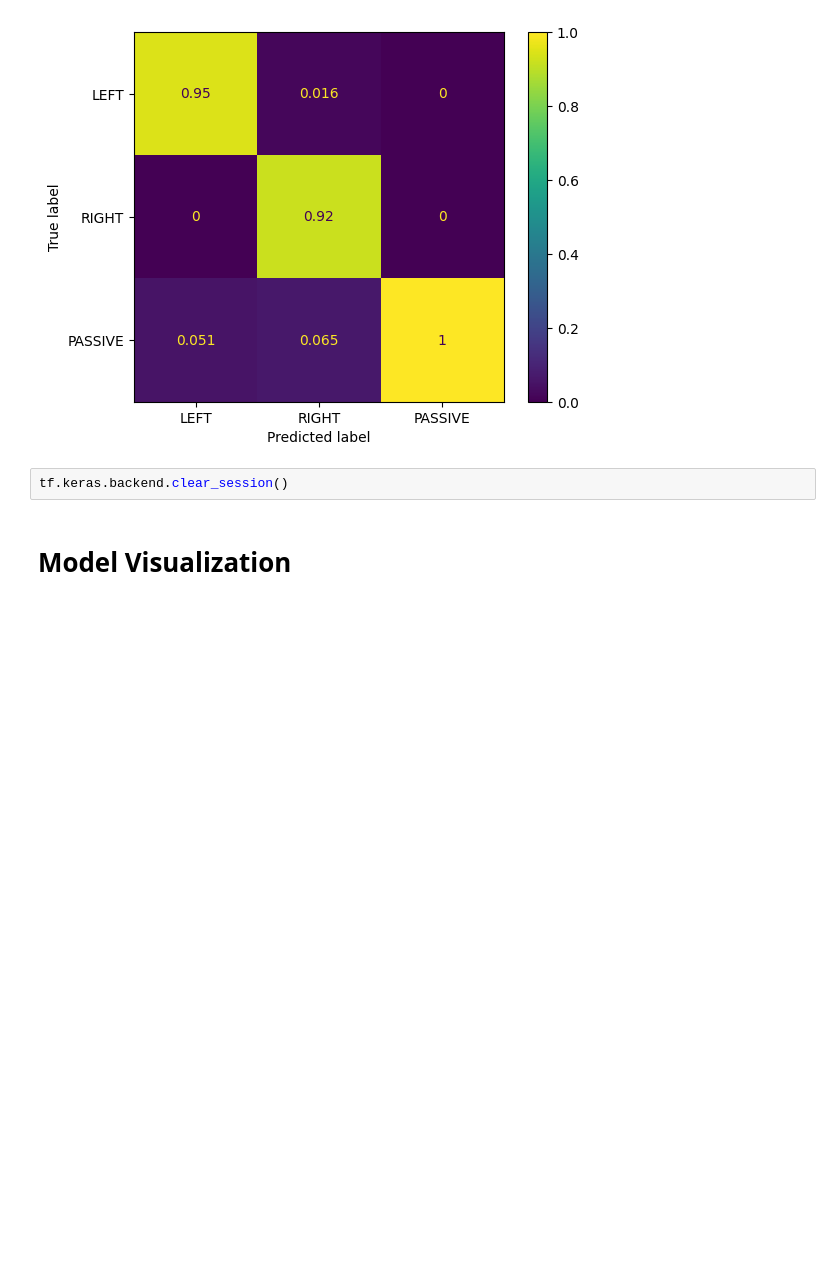
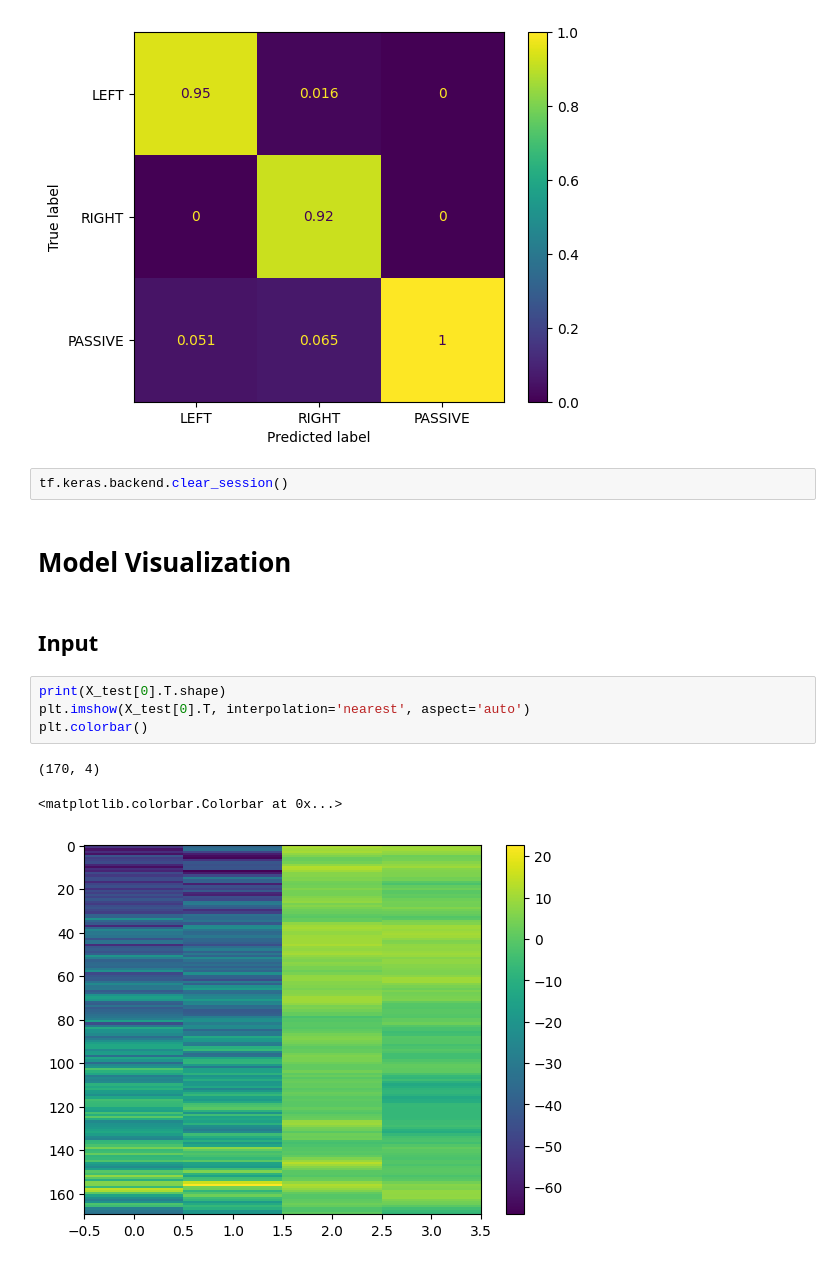
Before and after one commit to Riddy21/EEG_Model_Training, a Jupyter notebook: EEG_Binary_Classification_CNN-RNN_Trial-3.ipynb, the cells around one changed output. Drawn from its saved outputs; the diff is of its cells as text; blank space fills up the shorter version.

```diff
--- a/EEG_Binary_Classification_CNN-RNN_Trial-3.ipynb
+++ b/EEG_Binary_Classification_CNN-RNN_Trial-3.ipynb
@@ -600,5 +628,15 @@ disp.figure_.savefig(conf_matrix)
 [figure]
 # %%
 tf.keras.backend.clear_session()
-# %% [markdown]
-# Model Visualization
+# %% [markdown]
+# Model Visualization
+# %% [markdown]
+## Input
+# %%
+print(X_test[0].T.shape)
+plt.imshow(X_test[0].T, interpolation='nearest', aspect='auto')
+plt.colorbar()
+# %% [output]
+(170, 4)
+<matplotlib.colorbar.Colorbar at 0x...>
+[figure, added]
```
Also changed, not shown: parts of 26 cells of this notebook, 1 other file.
